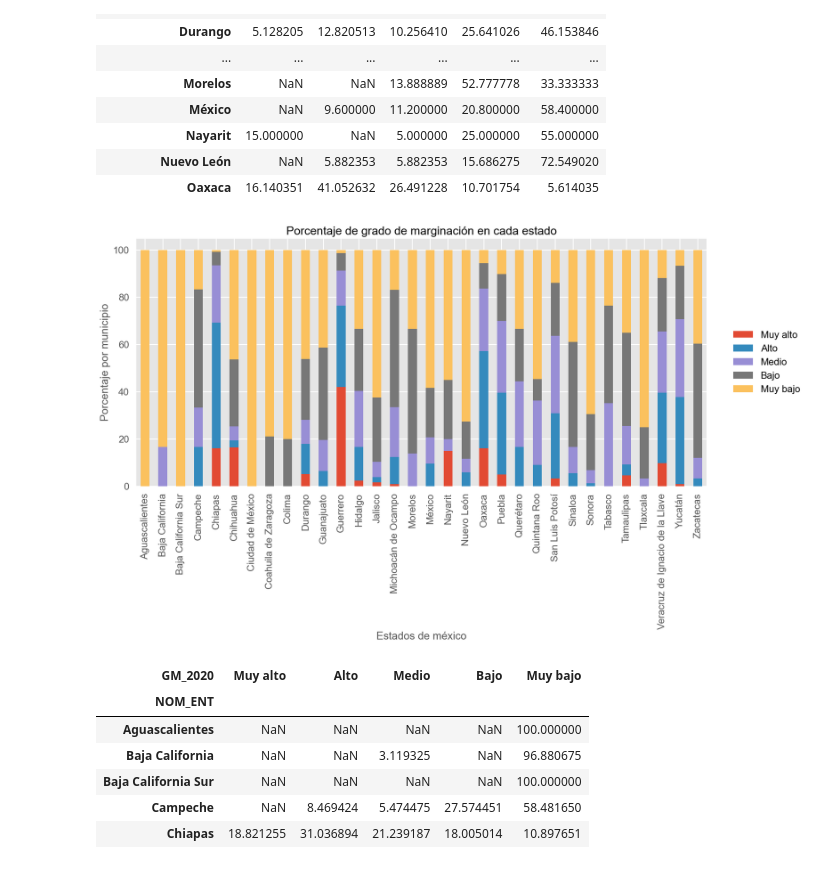
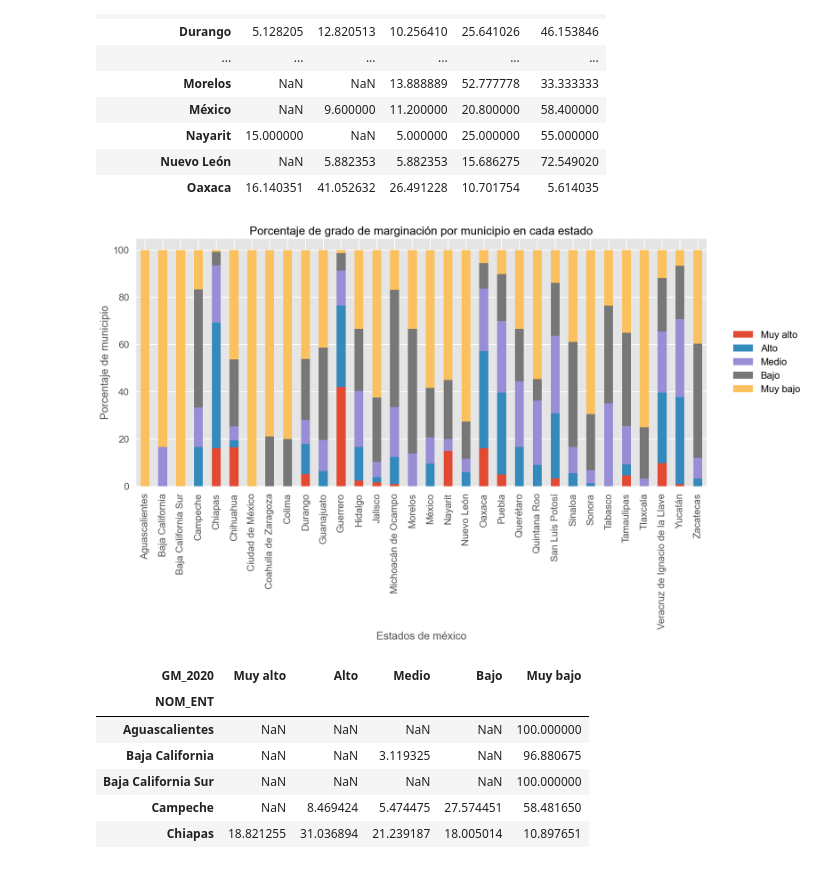
Before and after one commit to victor-MMN/marginalizacionMx, a Jupyter notebook: estudioMarginacion.ipynb, the cells around one changed output. Drawn from its saved outputs; the diff is of its cells as text; code cells hidden in the pictures.

```diff
--- a/estudioMarginacion.ipynb
+++ b/estudioMarginacion.ipynb
@@ -113,22 +113,22 @@ porcentGMporEstado.head(20)
 # %%
 with plt.style.context(('seaborn-poster')): # Estilo de la grafica
 
     # Creamos grafica de barras
     ax = porcentGMporEstado.plot(kind='bar', figsize=(15,7), stacked=True)
 
     # Etiquetas
     ax.legend(bbox_to_anchor=(1.04, 0.5), loc="center left", borderaxespad=0) # Movemos las legendas afuera del plot
     plt.xlabel('Estados de méxico')
-    plt.ylabel('Porcentaje por municipio')
-    plt.title('Porcentaje de grado de marginación en cada estado')
+    plt.ylabel('Porcentaje de municipio')
+    plt.title('Porcentaje de grado de marginación por municipio en cada estado')
 
     # Guardamos
     plt.savefig('porcentGMporEstado.png', bbox_inches='tight')
 
     # Mostamos
     plt.show()
 # %% [output]
-[figure, old version]
+[figure, new version]
 # %%
 # Creamos dataFrame con el porcentaje de la población, respecto a la población
 # total de cada estado, con índices de marginación "muy bajo", "bajo", "medio",
```
Also changed, not shown: parts of 1 cell of this notebook, 2 other files.
